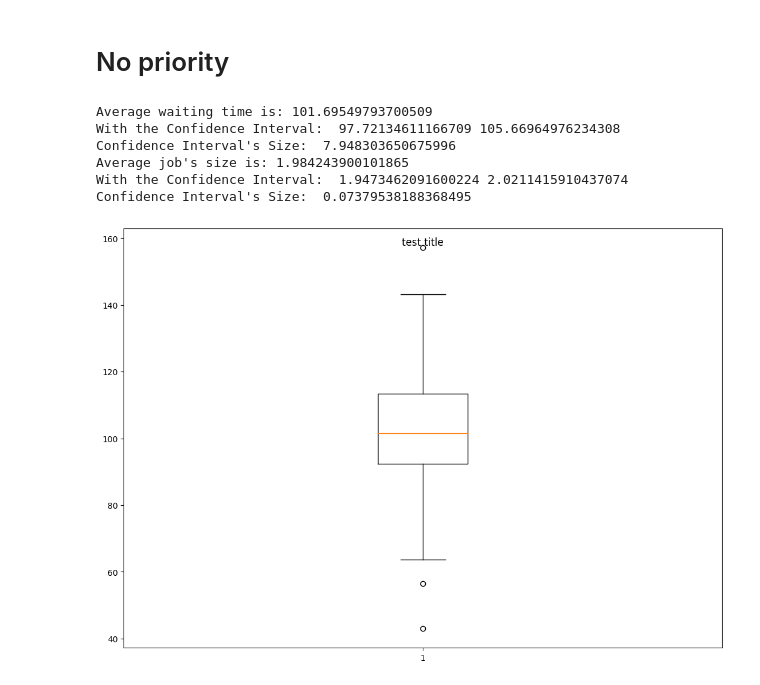
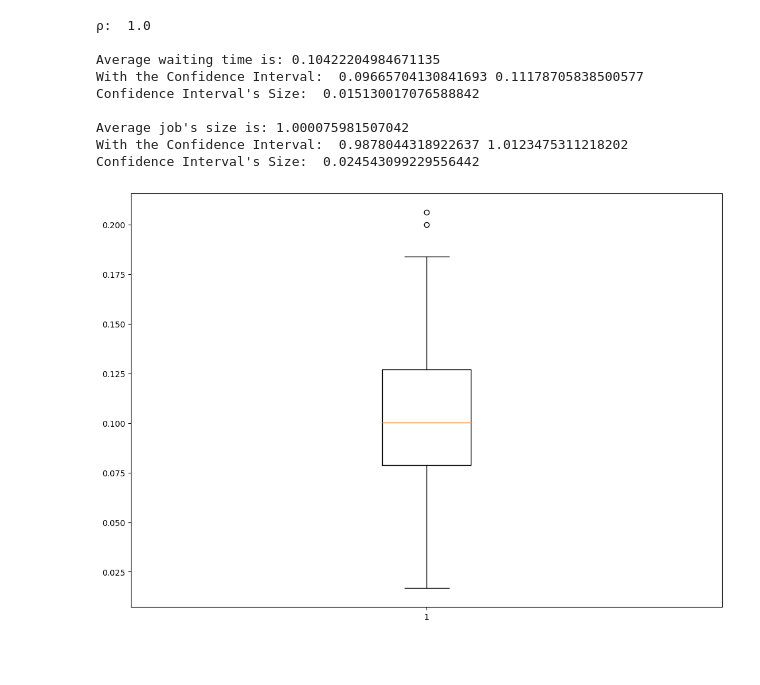
Before and after one commit to pmchrist/Stochastic-Simulation-2, a Jupyter notebook: Christos_book.ipynb, the cells around one changed output. Saved outputs shown, nothing was run; the diff lists cells and outputs as text; code cells hidden in the pictures; blank space fills up the shorter version.

```diff
--- a/Christos_book.ipynb
+++ b/Christos_book.ipynb
@@ -1,5 +1,3 @@
-# %% [markdown]
-# No priority
 # %%
 import simpy
 import numpy as np
@@ -21,19 +19,21 @@ def confidence_interval(simulation_results, title="", confidence=0.95, output_re
         return
     else: return mean, ci
 
-jobs_to_process = 300   # Max number of customers
-runtime_limit = 400.0   # Runtime limit
-seed = 42               # Seed for simulation
+jobs_to_process = 1000  # Number of Jobs
+runtime_limit = 500.0   # Runtime Limit
+seed = 42               # Seed for Simulation
 
+# lambda
+arrival_rate = 2.0  # Mean of arrival process
 # miu
 job_rate = 1.0   # Mean time in bank
-# lambda
-arrival_rate = 1.0  # Mean of arrival process
 # n
-servers_amount = 1
+servers_amount = 2
+#rho
+system_load = arrival_rate/(servers_amount * job_rate)
 
 priority_queue = False
-job_distribution = "Exponential_Fat"    # "Exponential", "Exponential_Fat", "Degenerate"
+job_distribution = "Exponential"    # "Exponential", "Exponential_Fat", "Degenerate"
 
 
 def Customer(env, name, resources):
@@ -94,39 +94,45 @@ for i in range(trials):
     job_durations = []      # Average job size
     # Setup trial
     env = simpy.Environment()
     # Creating Queues
     resources = []
     if priority_queue:
-        for n in range (servers_amount):
+        for s in range (servers_amount):
             resources.append(simpy.PriorityResource(env))
     else:
-        for n in range (servers_amount):
+        for s in range (servers_amount):
             resources.append(simpy.Resource(env))
     env.process(Source(env, jobs_to_process, arrival_rate, resources))
     env.run(until=runtime_limit)
 
     waiting_times_trials.append(np.mean(waiting_times))     # Saving Results
     job_durations_trials.append(np.mean(job_durations))     # Saving Results
 
+print("ρ: ", system_load)
+print()
 confidence_interval(waiting_times_trials, "Average waiting time is: ")
+print()
 confidence_interval(job_durations_trials, "Average job's size is: ")    # Just to verify that right distribution is used
 
 
 
 # Visualization
 import matplotlib.pyplot as plt
 
 data = [waiting_times_trials]
 fig = plt.figure(figsize =(10, 7))
 ax = fig.add_axes([0, 0, 1, 1])
 bp = ax.boxplot(data)
 
 plt.show()
 # %% [output]
-Average waiting time is: 101.69549793700509
-With the Confidence Interval:  97.72134611166709 105.66964976234308
-Confidence Interval's Size:  7.948303650675996
-Average job's size is: 1.984243900101865
-With the Confidence Interval:  1.9473462091600224 2.0211415910437074
-Confidence Interval's Size:  0.07379538188368495
+ρ:  1.0
+
+Average waiting time is: 0.10422204984671135
+With the Confidence Interval:  0.09665704130841693 0.11178705838500577
+Confidence Interval's Size:  0.015130017076588842
+
+Average job's size is: 1.000075981507042
+With the Confidence Interval:  0.9878044318922637 1.0123475311218202
+Confidence Interval's Size:  0.024543099229556442
-[figure, old version]
+[figure, new version]
```
Also changed, not shown: parts of 3 cells of this notebook.
